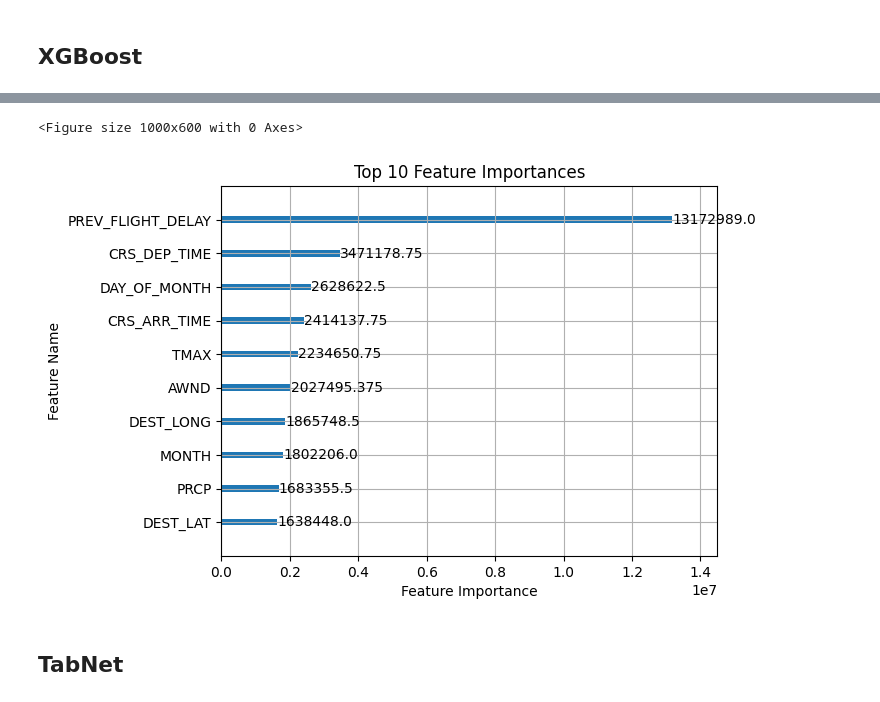
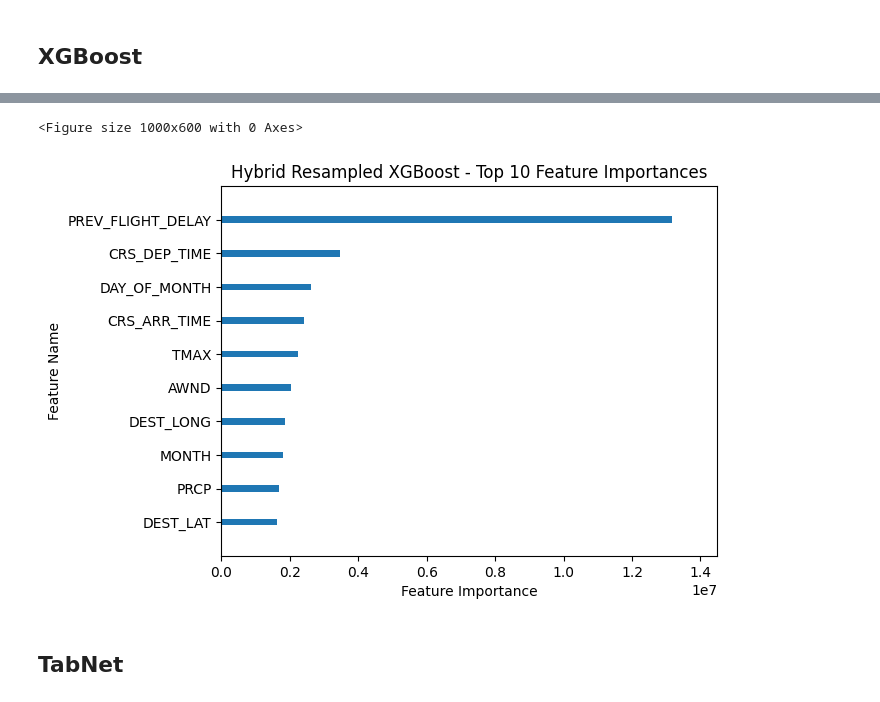
Before and after one commit to rvloenhout/DSS_Master_Thesis, a Jupyter notebook: _3. Evaluation/4. Disparate_group_analysis.ipynb, the cells around one changed output, grey strips where cells are left out. Drawn from its saved outputs; the diff is of its cells as text; code cells hidden in the pictures.

```diff
--- a/_3. Evaluation/4. Disparate_group_analysis.ipynb
+++ b/_3. Evaluation/4. Disparate_group_analysis.ipynb
@@ -121,3 +121,27 @@ plt.show()
 [figure]
 # %% [markdown]
 ## XGBoost
+# %%
+import joblib
+import matplotlib.pyplot as plt
+from xgboost import plot_importance
+
+path_model = "../../../Thesis_data/Models/"
+xgb_class_tuned_ros = joblib.load(path_model + "XGBoost_tuned_ROSRUS.joblib")
+
+# Get the feature importance values
+importance_values = xgb_class_tuned_ros.get_booster().get_score(importance_type='total_gain')
+
+# Calculate the sum of all importance values
+total_importance = sum(importance_values.values())
+
+# Rescale the importance values to ensure they sum up to 1
+rescaled_importance = {key: value / total_importance for key, value in importance_values.items()}
+
+plt.figure(figsize=(10, 6))
+ax = plot_importance(rescaled_importance, max_num_features=10, show_values=False)
+ax.grid(False)  # Disable gridlines
+plt.xlabel('Feature Importance')
+plt.ylabel('Feature Name')
+plt.title('Top 10 Feature Importances (Rescaled to 1)')
+plt.show()
@@ -124,15 +151,20 @@ plt.show()
 # %%
+import joblib
+import matplotlib.pyplot as plt
+from xgboost import plot_importance
+path_model = "../../../Thesis_data/Models/"
 xgb_class_tuned_ros = joblib.load(path_model + "XGBoost_tuned_ROSRUS.joblib")
 
 plt.figure(figsize=(10, 6))
-plot_importance(xgb_class_tuned_ros.get_booster().get_score(importance_type='total_gain'), max_num_features=10)
+ax = plot_importance(xgb_class_tuned_ros.get_booster().get_score(importance_type='total_gain'), max_num_features=10, show_values=False) #weight, total_gain
+ax.grid(False)
 plt.xlabel('Feature Importance')
 plt.ylabel('Feature Name')
-plt.title('Top 10 Feature Importances')
+plt.title('Hybrid Resampled XGBoost - Top 10 Feature Importances')
 plt.show()
 # %% [output]
 <Figure size 1000x600 with 0 Axes>
-[figure, old version]
+[figure, new version]
 # %% [markdown]
 ## TabNet
 # %%
```
Also changed, not shown: parts of 1 cell of this notebook, 6 other files.
